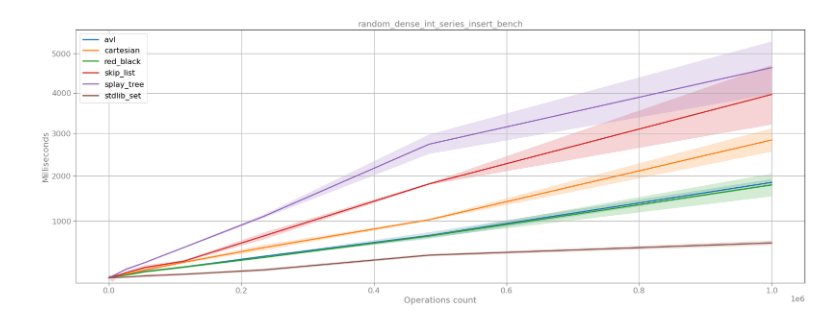
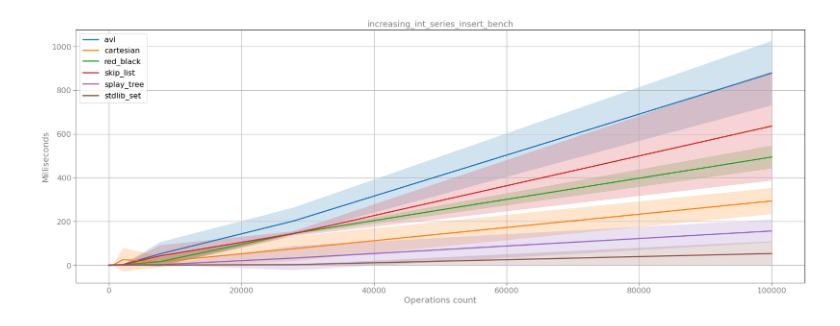
Before and after one commit to OganyanRV/Trees_implementation, a Jupyter notebook: experiments/Experiments.ipynb, the cells around one changed output. Cells and saved outputs as stored; diff of their text form; code cells hidden in the pictures.

```diff
--- a/experiments/Experiments.ipynb
+++ b/experiments/Experiments.ipynb
@@ -17,7 +19,7 @@ def inverse(x):
 
 #  ax.set_yscale('function', functions=(inverse, forward))
 # %%
-data = pd.read_csv("!_increasing_int_series_insert_bench.csv", index_col=0)
+code = r"""data = pd.read_csv("!_" + title + ".csv", index_col=0)
 data.columns = data.columns.str.strip().str.lower().str.replace(' ', '_').str.replace('(', '').str.replace(')', '')
 cur_data = data.loc[:, "avl_tree_split_0":"avl_tree_split_4"]
 avl_mean = cur_data.mean(axis="columns")
@@ -55,8 +57,7 @@ ax.fill_between(x=data.index, alpha=0.2, y1=set_mean - set_std, y2=set_mean + se
 ax.spines["bottom"].set_color(tick_color)
 ax.spines["left"].set_color(tick_color)
 ax.grid()
-ax.set_title("increasing_int_series_insert_bench", color=tick_color)
+ax.set_title(title, color=tick_color)
 ax.set_xlabel("Operations count", color=tick_color)
 ax.set_ylabel("Milliseconds", color=tick_color)
-ax.tick_params(axis="both", colors=tick_color)
-ax.set_yscale('function', functions=(inverse, forward))
+ax.tick_params(axis="both", colors=tick_color)"""
@@ -249,46 +64,6 @@ ax.set_yscale('function', functions=(inverse, forward))
-# %%
-data = pd.read_csv("!_random_dense_int_series_insert_bench.csv", index_col=0)
-data.columns = data.columns.str.strip().str.lower().str.replace(' ', '_').str.replace('(', '').str.replace(')', '')
-cur_data = data.loc[:, "avl_tree_split_0":"avl_tree_split_4"]
-avl_mean = cur_data.mean(axis="columns")
-avl_std = cur_data.std(axis="columns")
-cur_data = data.loc[:, "cartesian_tree_split_0":"cartesian_tree_split_4"]
-cartesian_mean = cur_data.mean(axis="columns")
-cartesian_std = cur_data.std(axis="columns")
-cur_data = data.loc[:, "red-black_tree_split_0":"red-black_tree_split_4"]
-red_black_mean = cur_data.mean(axis="columns")
-red_black_std = cur_data.std(axis="columns")
-cur_data = data.loc[:, "skip_list_split_0":"skip_list_split_4"]
-skip_list_mean = cur_data.mean(axis="columns")
-skip_list_std = cur_data.std(axis="columns")
-cur_data = data.loc[:, "splay_tree_split_0":"splay_tree_split_4"]
-splay_mean = cur_data.mean(axis="columns")
-splay_std = cur_data.std(axis="columns")
-cur_data = data.loc[:, "stdlib_set_split_0":"stdlib_set_split_4"]
-set_mean = cur_data.mean(axis="columns")
-set_std = cur_data.std(axis="columns")
-
-plt.figure(figsize=(28, 10))
-sns.set_context("notebook", font_scale=1.5, rc={"lines.linewidth": 2.5})
-ax = sns.lineplot(x=data.index, y=avl_mean, label="avl")
-sns.lineplot(x=data.index, y=cartesian_mean, label="cartesian")
-sns.lineplot(x=data.index, y=red_black_mean, label="red_black")
-sns.lineplot(x=data.index, y=skip_list_mean, label="skip_list")
-sns.lineplot(x=data.index, y=splay_mean, label="splay_tree")
-sns.lineplot(x=data.index, y=set_mean, label="stdlib_set")
-ax.fill_between(x=data.index, alpha=0.2, y1=avl_mean - avl_std, y2=avl_mean + avl_std)
-ax.fill_between(x=data.index, alpha=0.2, y1=cartesian_mean - cartesian_std, y2=cartesian_mean + cartesian_std)
-ax.fill_between(x=data.index, alpha=0.2, y1=red_black_mean - red_black_std, y2=red_black_mean + red_black_std)
-ax.fill_between(x=data.index, alpha=0.2, y1=skip_list_mean - skip_list_std, y2=skip_list_mean + skip_list_std)
-ax.fill_between(x=data.index, alpha=0.2, y1=splay_mean - splay_std, y2=splay_mean + splay_std)
-ax.fill_between(x=data.index, alpha=0.2, y1=set_mean - set_std, y2=set_mean + set_std)
-ax.spines["bottom"].set_color(tick_color)
-ax.spines["left"].set_color(tick_color)
-ax.grid()
-ax.set_title("random_dense_int_series_insert_bench", color=tick_color)
-ax.set_xlabel("Operations count", color=tick_color)
-ax.set_ylabel("Milliseconds", color=tick_color)
-ax.tick_params(axis="both", colors=tick_color)
-ax.set_yscale('function', functions=(inverse, forward))
-# %% [output]
-[figure, removed]
+# %%
+title = "increasing_int_series_insert_bench"
+exec(code)
+# ax.set_yscale('function', functions=(inverse, forward))
+# %% [output]
+[figure, added]
```
Also changed, not shown: parts of 23 cells of this notebook, 21 other files.
